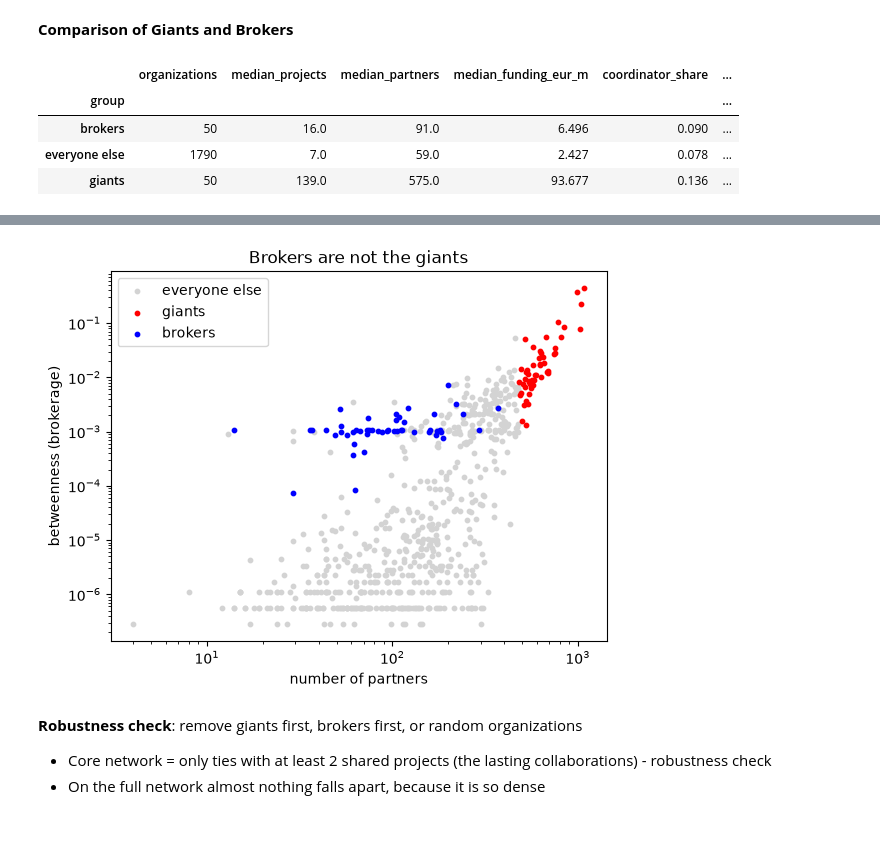
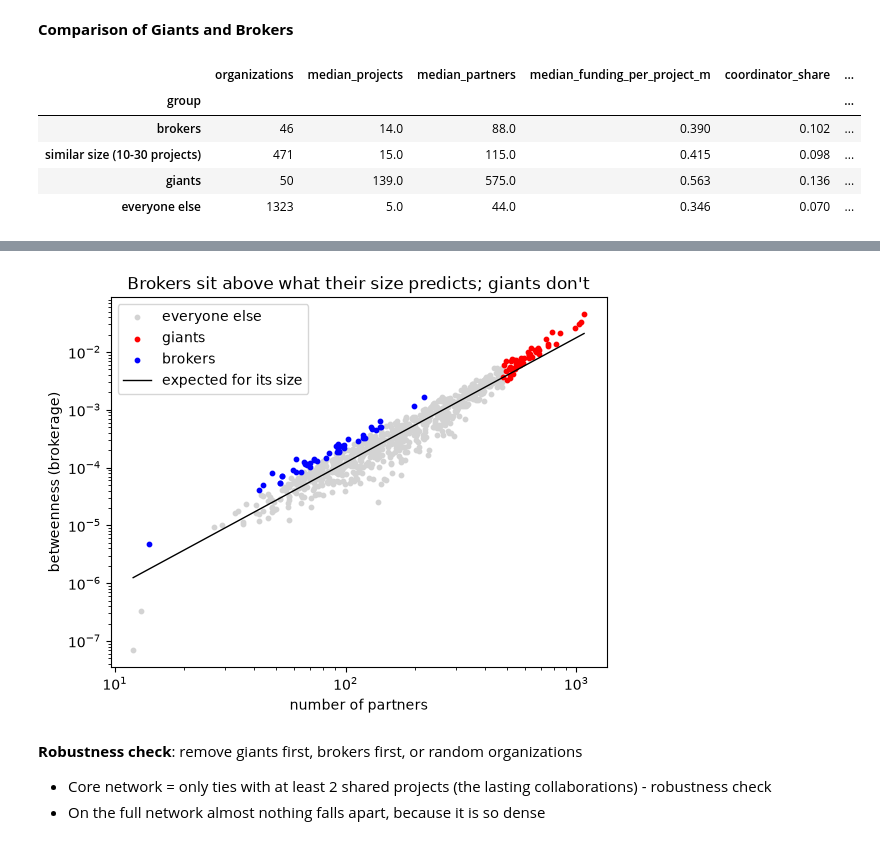
Before and after one commit to lindatruong/ANS-Project-2026, a Jupyter notebook: network_project_new.ipynb, the cells around one changed output, grey strips where cells are left out. Saved outputs shown, nothing was run; the diff lists cells and outputs as text; code cells hidden in the pictures.

Commit message:
Correction for broker measure and some diagrams at the end

```diff
--- a/network_project_new.ipynb
+++ b/network_project_new.ipynb
@@ -318,5 +321,5 @@ Betweenness - weight="dist": strong ties count as short paths
 # %%
-cent["betweenness"] = pd.Series(nx.betweenness_centrality(org_net, weight="dist"))
+cent["betweenness"] = pd.Series(nx.betweenness_centrality(org_net))   # unweighted: path length in steps
 cent["betweenness"].describe()
 # %% [output]
 count    1890.000000
@@ -408,11 +408,9 @@ data["giant"] = data["rank_degree"] <= 50
 data["coord_share"] = data["n_coordinated"] / data["n_projects"]
 reg = data[data["n_projects"] >= 10].copy()
 
-reg["log_betweenness"] = np.log(reg["betweenness"] + 1e-7)
+reg["log_betweenness"] = np.log(reg["betweenness"])     # all organizations with >= 10 projects have betweenness > 0
 reg["log_degree"] = np.log(reg["degree"])
-reg["log_coordinated"] = np.log1p(reg["n_coordinated"])
 
 m1 = pf.feols("log_betweenness ~ log_degree", data=reg)
-m2 = pf.feols("log_betweenness ~ log_degree + log_coordinated + coord_share", data=reg)
-pf.etable([m1, m2])
+pf.etable([m1])
 # %% [output]
@@ -430,6 +426,6 @@ pf.etable([m1, m2])
 # %%
 #Residual = "extra" betweenness
-reg["residual"] = m2.resid()
+reg["residual"] = m1.resid()
 reg["broker"] = reg["residual"].rank(ascending=False) <= 50
 
 data["residual"] = reg["residual"]
@@ -465,39 +455,49 @@ Brokers that are also giants: 0
 # %% [markdown]
 **Comparison of Giants and Brokers**
 # %%
-#Profile table
+#Profile table: brokers vs giants vs organizations of similar size
+CE = ["PL", "CZ", "SK", "HU", "SI", "HR", "RO", "BG", "EE", "LV", "LT", "RS", "BA", "ME", "MK", "AL", "XK", "UA", "MD"]
 data["group"] = np.where(data["giant"], "giants",
-                         np.where(data["broker"], "brokers", "everyone else"))
+                np.where(data["broker"], "brokers",
+                np.where(data["n_projects"].between(10, 30), "similar size (10-30 projects)", "everyone else")))
+data["funding_per_project"] = data["funding_eur"] / data["n_projects"]
 
 profile = data.groupby("group").agg(
     organizations=("name", "size"),
     median_projects=("n_projects", "median"),
     median_partners=("degree", "median"),
-    median_funding_eur_m=("funding_eur", lambda x: x.median() / 1e6),
+    median_funding_per_project_m=("funding_per_project", lambda x: x.median() / 1e6),
     coordinator_share=("coord_share", "mean"),
     share_research_orgs=("org_type", lambda x: (x == "REC").mean()),
     mean_clustering=("clustering", "mean"),
+    share_central_east=("country", lambda x: x.isin(CE).mean()),
 ).round(3)
-profile
+profile.loc[["brokers", "similar size (10-30 projects)", "giants", "everyone else"]]
 # %% [output]
-|  | organizations | median_projects | median_partners | median_funding_eur_m | coordinator_share | ... |
+|  | organizations | median_projects | median_partners | median_funding_per_project_m | coordinator_share | ... |
 | group |  |  |  |  |  | ... |
-| brokers | 50 | 16.0 | 91.0 | 6.496 | 0.090 | ... |
-| everyone else | 1790 | 7.0 | 59.0 | 2.427 | 0.078 | ... |
-| giants | 50 | 139.0 | 575.0 | 93.677 | 0.136 | ... |
+| brokers | 46 | 14.0 | 88.0 | 0.390 | 0.102 | ... |
+| similar size (10-30 projects) | 471 | 15.0 | 115.0 | 0.415 | 0.098 | ... |
+| giants | 50 | 139.0 | 575.0 | 0.563 | 0.136 | ... |
+| everyone else | 1323 | 5.0 | 44.0 | 0.346 | 0.070 | ... |
 # %%
-# partners vs brokerage, giants and brokers highlighted
-d = data[data["betweenness"] > 0]
+# partners vs brokerage: only organizations that can be brokers (>= 10 projects), giants and brokers highlighted
+d = data[(data["betweenness"] > 0) & (data["n_projects"] >= 10)]
 
 for grp, color in [("everyone else", "lightgray"), ("giants", "red"), ("brokers", "blue")]:
     g = d[d["group"] == grp]
     plt.scatter(g["degree"], g["betweenness"], color=color, s=10, label=grp)
 
+# expected betweenness for each size (the broker regression m1); brokers sit furthest above this line
+xs = np.linspace(np.log(d["degree"]).min(), np.log(d["degree"]).max(), 50)
+plt.plot(np.exp(xs), np.exp(m1.coef()["Intercept"] + m1.coef()["log_degree"] * xs),
+         color="black", lw=1, label="expected for its size")
+
 plt.xscale("log")
 plt.yscale("log")
 plt.xlabel("number of partners")
 plt.ylabel("betweenness (brokerage)")
-plt.title("Brokers are not the giants")
+plt.title("Brokers sit above what their size predicts; giants don't")
 plt.legend()
 plt.show()
 # %% [output]
@@ -512,4 +504,4 @@ WARNING:matplotlib.font_manager:findfont: Font family ['cmex10'] not found. Fall
-[figure, old version]
+[figure, new version]
 # %% [markdown]
 **Robustness check**: remove giants first, brokers first, or random organizations
 - Core network = only ties with at least 2 shared projects (the lasting collaborations) - robustness check
```
Also changed, not shown: parts of 16 cells of this notebook.
